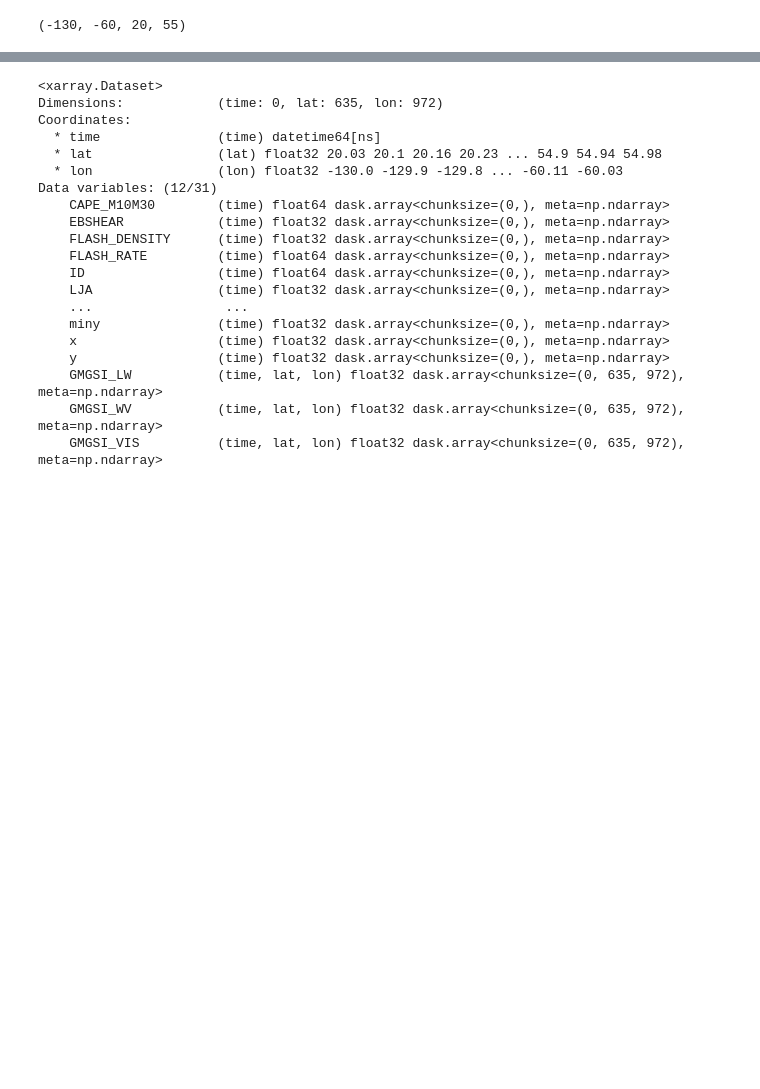
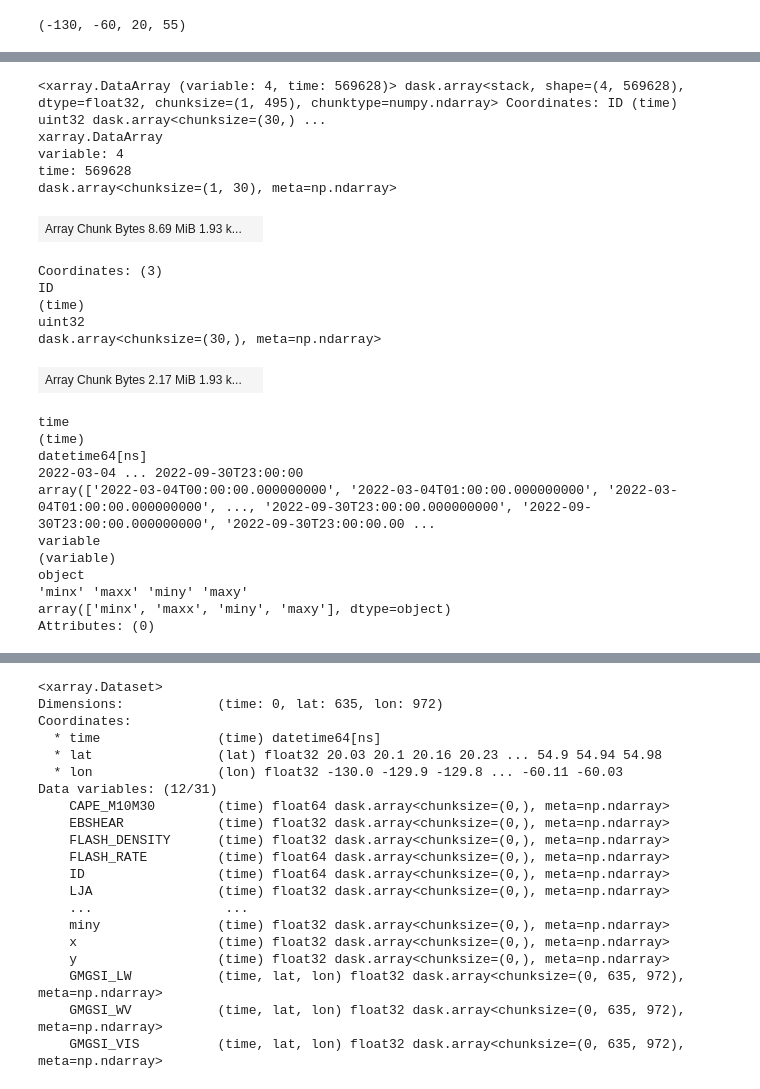
Before and after one commit to leaver2000/gswp, a Jupyter notebook: notebooks/feat-extraction.ipynb, the cells around one changed output, grey strips where cells are left out. Drawn from its saved outputs; the diff is of its cells as text; code cells hidden in the pictures; blank space fills up the shorter version.

```diff
--- a/notebooks/feat-extraction.ipynb
+++ b/notebooks/feat-extraction.ipynb
@@ -183,0 +168,48 @@ plt.imshow(merged["GMGSI_LW"].sel(time=merged.time[0]), extent=MRMS_BOUNDS)
+# %%
+from typing import NewType
+
+_1D = NewType("1d", tuple)
+
+
+def minimum_diffrence(
+    target: np.ndarray[_1D, np.floating],
+    values: np.ndarray[_1D, np.floating],
+    engine=None,
+) -> da.Array | np.ndarray:
+    target = target[:, np.newaxis]
+    if engine == "dask":
+        diff = abs(da.array(target) - da.array(values))
+        index = da.argmin(diff, axis=0)
+    else:
+        diff = abs(target - values)
+        index = np.argmin(diff, axis=0)
+    return index
+
+
+features = PS_DATA.copy()
+# %%
+features[["minx", "maxx", "miny", "maxy"]].to_array()
+# %% [output]
+<xarray.DataArray (variable: 4, time: 569628)> dask.array<stack, shape=(4, 569628), dtype=float32, chunksize=(1, 495), chunktype=numpy.ndarray> Coordinates: ID (time) uint32 dask.array<chunksize=(30,) ...
+xarray.DataArray
+variable: 4
+time: 569628
+dask.array<chunksize=(1, 30), meta=np.ndarray>
+| Array Chunk Bytes 8.69 MiB 1.93 k... |  |
+Coordinates: (3)
+ID
+(time)
+uint32
+dask.array<chunksize=(30,), meta=np.ndarray>
+| Array Chunk Bytes 2.17 MiB 1.93 k... |  |
+time
+(time)
+datetime64[ns]
+2022-03-04 ... 2022-09-30T23:00:00
+array(['2022-03-04T00:00:00.000000000', '2022-03-04T01:00:00.000000000', '2022-03-04T01:00:00.000000000', ..., '2022-09-30T23:00:00.000000000', '2022-09-30T23:00:00.000000000', '2022-09-30T23:00:00.00 ...
+variable
+(variable)
+object
+'minx' 'maxx' 'miny' 'maxy'
+array(['minx', 'maxx', 'miny', 'maxy'], dtype=object)
+Attributes: (0)
```
Also changed, not shown: parts of 17 cells of this notebook, 7 other files.
